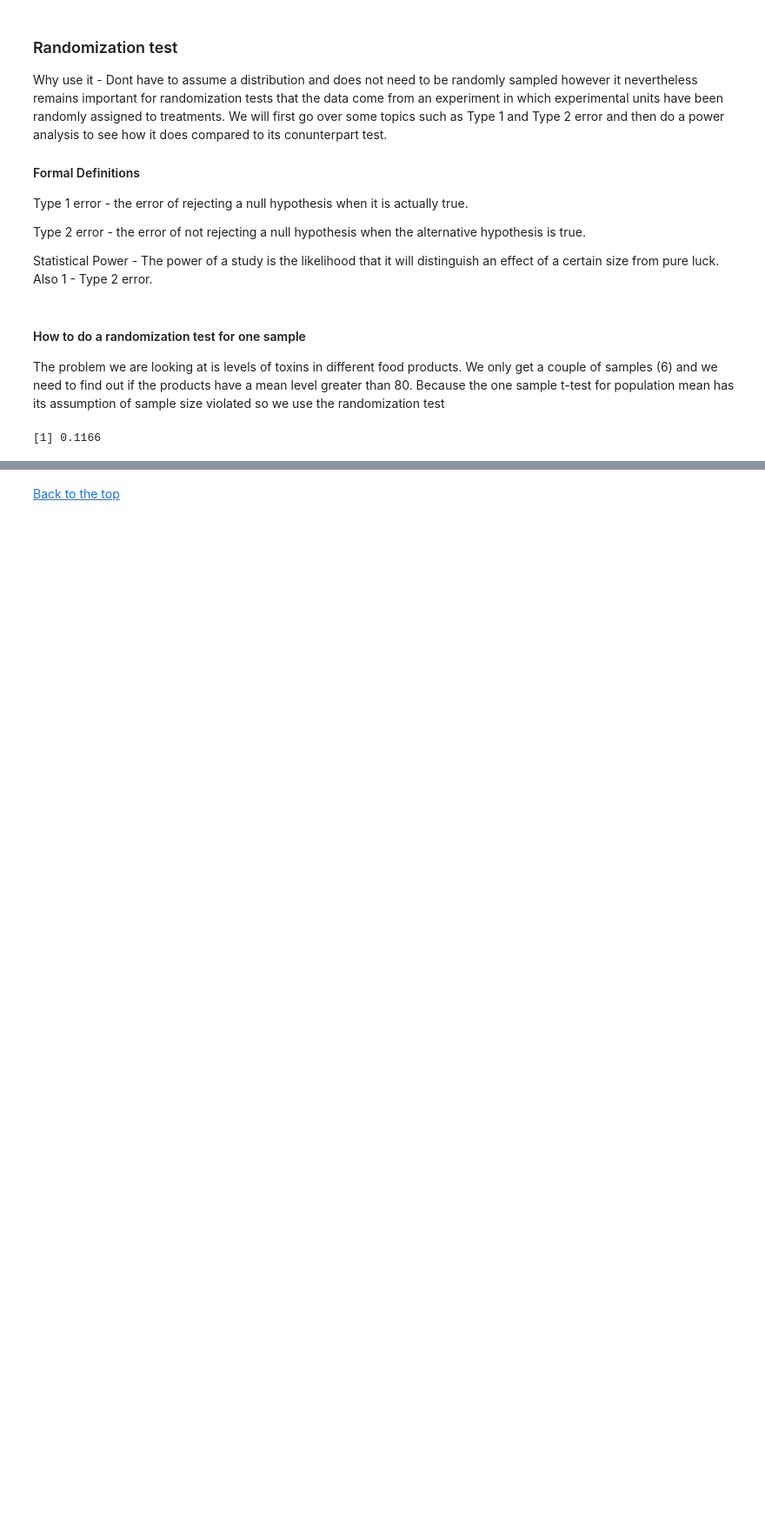
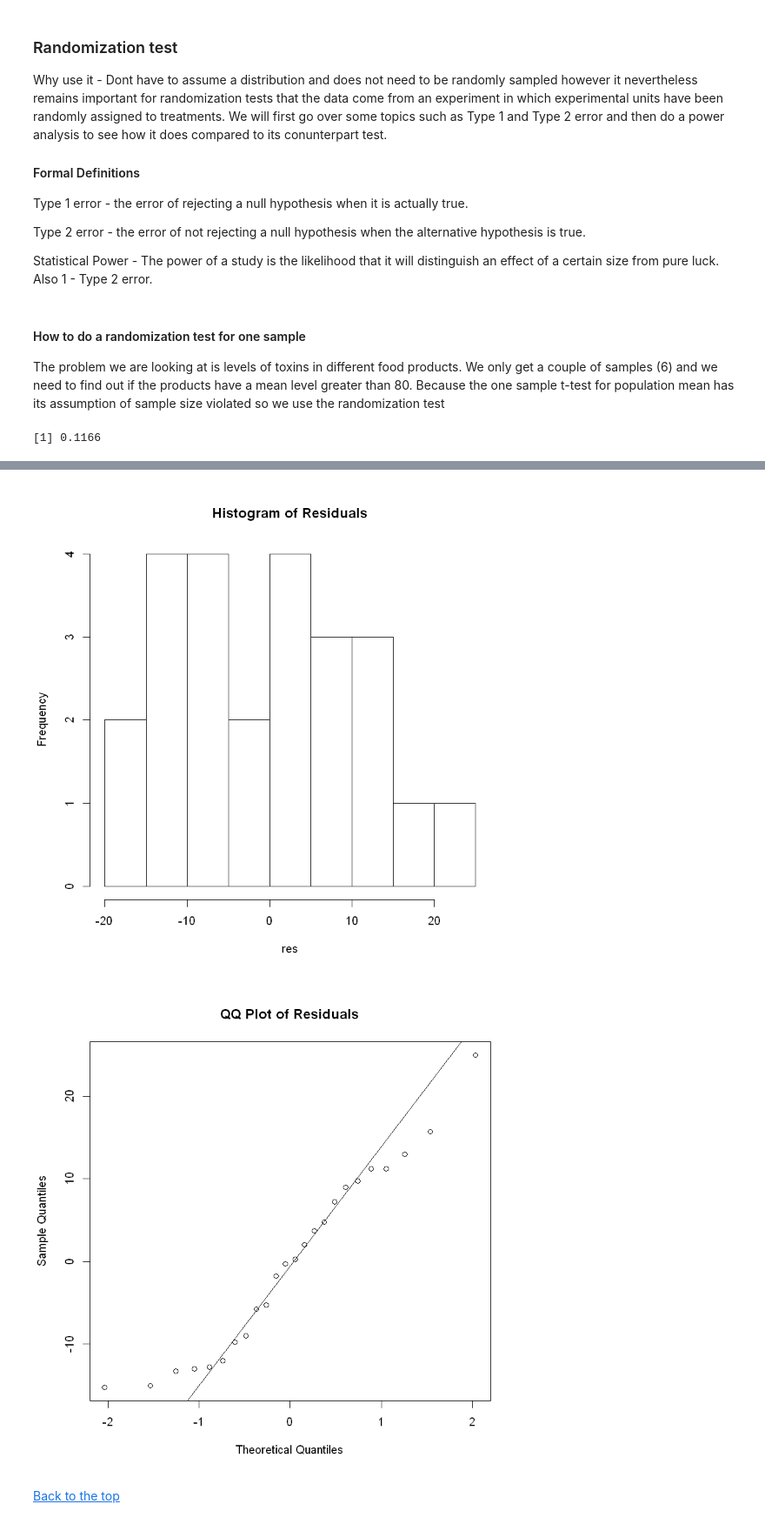
Before and after one commit to yesman89/Stats-Review, a Jupyter notebook: Stats-Review.ipynb, the cells around one changed output, grey strips where cells are left out. Shown: that part at 87% size. Cells and saved outputs as stored; diff of their text form; code cells hidden in the pictures; blank space fills up the shorter version.

Commit message:
Added ANOVA

```diff
--- a/Stats-Review.ipynb
+++ b/Stats-Review.ipynb
@@ -604,0 +621,6 @@ doRandTestOne(toxin, 10000, 80)
+# %%
+data(SandwichAnts)
+head(SandwichAnts)
+one.way.anova <- aov(Ants ~ Filling, data = SandwichAnts)
+summary(one.way.anova)
+summary.lm(one.way.anova)
@@ -605,2 +658,10 @@ doRandTestOne(toxin, 10000, 80)
+# %%
+res <- residuals(one.way.anova)
+hist(res, main = "Histogram of Residuals")
+qqnorm(res, main = "QQ Plot of Residuals")
+qqline(res)
+# %% [output]
+[figure, added]
+[figure, added]
 # %% [markdown]
 <a href='#back'>Back to the top</a>
```
Also changed, not shown: parts of 2 cells of this notebook, 1 other file.
